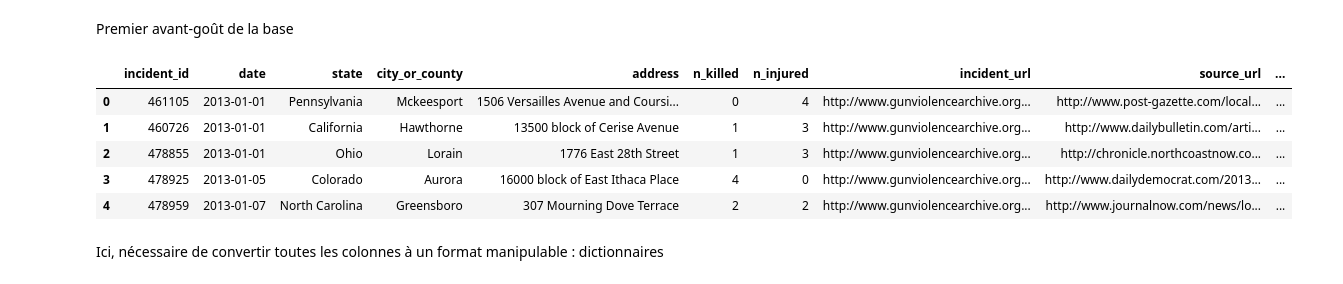
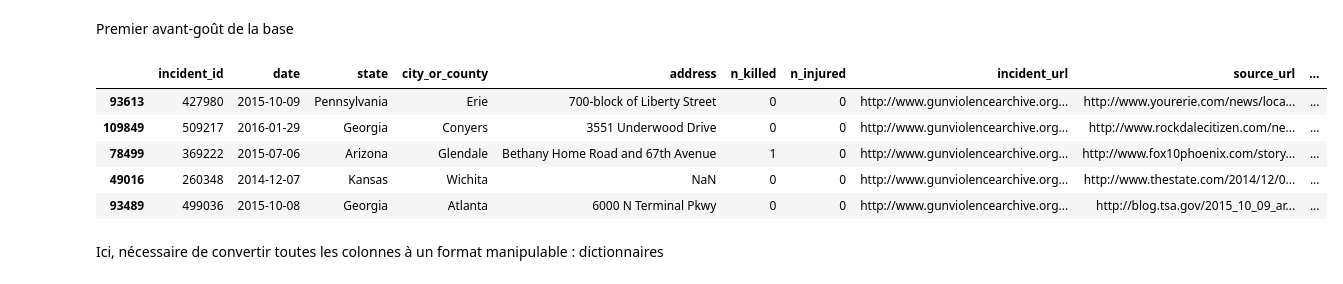
Before and after one commit to eleroux46/gun_violence, a Jupyter notebook: main.ipynb, the cells around one changed output. Saved outputs shown, nothing was run; the diff lists cells and outputs as text; code cells hidden in the pictures.

```diff
--- a/main.ipynb
+++ b/main.ipynb
@@ -12,15 +29,19 @@ base = pd.read_csv("stage3.csv")
+# %%
+url="https://drive.google.com/file/d/1GGOLMc_Ow9yZC9sICegPegDggQuHOD3t/view?usp=drive_link"
+url="https://drive.google.com/uc?export=download&confirm=1&id=" + url.split("/")[-2]
+base = pd.read_csv(url)
 # %% [markdown]
 Premier avant-goût de la base
 # %%
 pd.set_option('display.max_columns', None)
-base.head()
+base.sample(5)
 # %% [output]
 |  | incident_id | date | state | city_or_county | address | n_killed | n_injured | incident_url | source_url | ... |
-| 0 | 461105 | 2013-01-01 | Pennsylvania | Mckeesport | 1506 Versailles Avenue and Coursi... | 0 | 4 | http://www.gunviolencearchive.org... | http://www.post-gazette.com/local... | ... |
-| 1 | 460726 | 2013-01-01 | California | Hawthorne | 13500 block of Cerise Avenue | 1 | 3 | http://www.gunviolencearchive.org... | http://www.dailybulletin.com/arti... | ... |
-| 2 | 478855 | 2013-01-01 | Ohio | Lorain | 1776 East 28th Street | 1 | 3 | http://www.gunviolencearchive.org... | http://chronicle.northcoastnow.co... | ... |
-| 3 | 478925 | 2013-01-05 | Colorado | Aurora | 16000 block of East Ithaca Place | 4 | 0 | http://www.gunviolencearchive.org... | http://www.dailydemocrat.com/2013... | ... |
-| 4 | 478959 | 2013-01-07 | North Carolina | Greensboro | 307 Mourning Dove Terrace | 2 | 2 | http://www.gunviolencearchive.org... | http://www.journalnow.com/news/lo... | ... |
+| 93613 | 427980 | 2015-10-09 | Pennsylvania | Erie | 700-block of Liberty Street | 0 | 0 | http://www.gunviolencearchive.org... | http://www.yourerie.com/news/loca... | ... |
+| 109849 | 509217 | 2016-01-29 | Georgia | Conyers | 3551 Underwood Drive | 0 | 0 | http://www.gunviolencearchive.org... | http://www.rockdalecitizen.com/ne... | ... |
+| 78499 | 369222 | 2015-07-06 | Arizona | Glendale | Bethany Home Road and 67th Avenue | 1 | 0 | http://www.gunviolencearchive.org... | http://www.fox10phoenix.com/story... | ... |
+| 49016 | 260348 | 2014-12-07 | Kansas | Wichita | NaN | 0 | 0 | http://www.gunviolencearchive.org... | http://www.thestate.com/2014/12/0... | ... |
+| 93489 | 499036 | 2015-10-08 | Georgia | Atlanta | 6000 N Terminal Pkwy | 0 | 0 | http://www.gunviolencearchive.org... | http://blog.tsa.gov/2015_10_09_ar... | ... |
 # %% [markdown]
 Ici, nécessaire de convertir toutes les colonnes à un format manipulable : dictionnaires
 # %%
```
Also changed, not shown: parts of 7 cells of this notebook, 1 other file.
